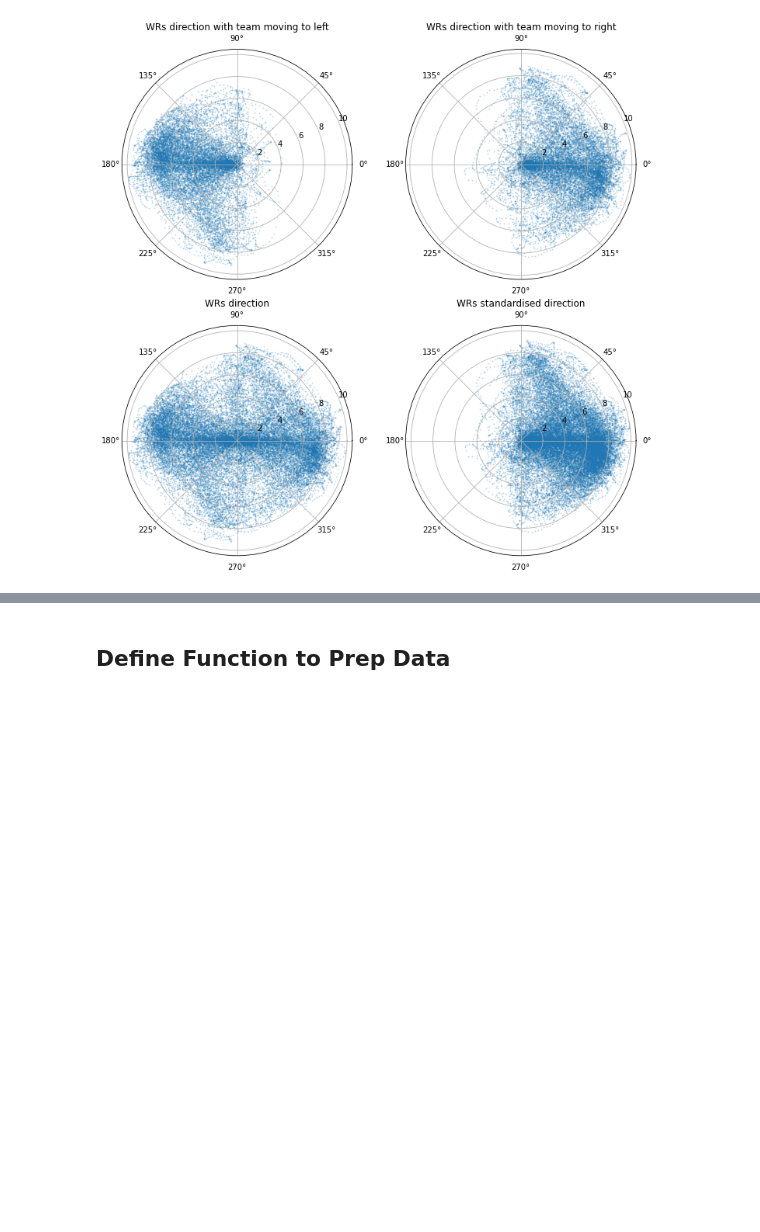
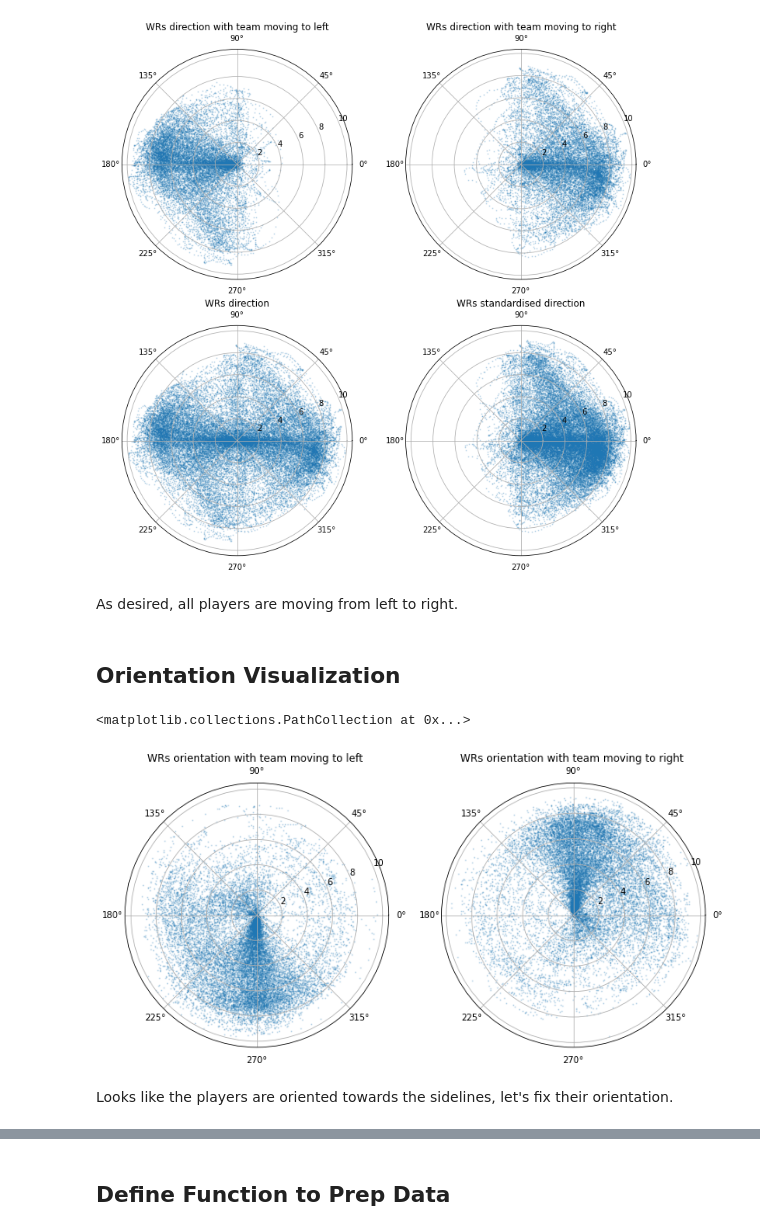
Before and after one commit to tramsay-deloitte/NFL-Data-Bowl-2023-Big-Time-Pass-Rush, a Jupyter notebook: Data Wrangling & Standardization.ipynb, the cells around one changed output, grey strips where cells are left out. Cells and saved outputs as stored; diff of their text form; code cells hidden in the pictures; blank space fills up the shorter version.

Commit message:
standardized orientation

```diff
--- a/Data Wrangling & Standardization.ipynb
+++ b/Data Wrangling & Standardization.ipynb
@@ -89,3 +174,25 @@ ax.scatter(df.dir_std, df.s, s=1, alpha=0.2)
 # %% [output]
 <matplotlib.collections.PathCollection at 0x...>
 [figure]
+# %% [markdown]
+As desired, all players are moving from left to right.
+# %% [markdown]
+## Orientation Visualization
+# %%
+train['o_rad'] = np.mod(train.o, 360) * math.pi/180.0
+
+plt.figure(figsize=(12, 18))
+ax = plt.subplot(223, projection='polar')
+df = train[train.toLeft & train.isWR]
+ax.set_title('WRs orientation with team moving to left ')
+ax.scatter(df.o_rad, df.s, s=1, alpha=0.2)
+
+ax = plt.subplot(224, projection='polar')
+df = train[~train.toLeft & train.isWR]
+ax.set_title('WRs orientation with team moving to right ')
+ax.scatter(df.o_rad, df.s, s=1, alpha=0.2)
+# %% [output]
+<matplotlib.collections.PathCollection at 0x...>
+[figure, added]
+# %% [markdown]
+ Looks like the players are oriented towards the sidelines, let's fix their orientation.
```
Also changed, not shown: parts of 13 cells of this notebook.
